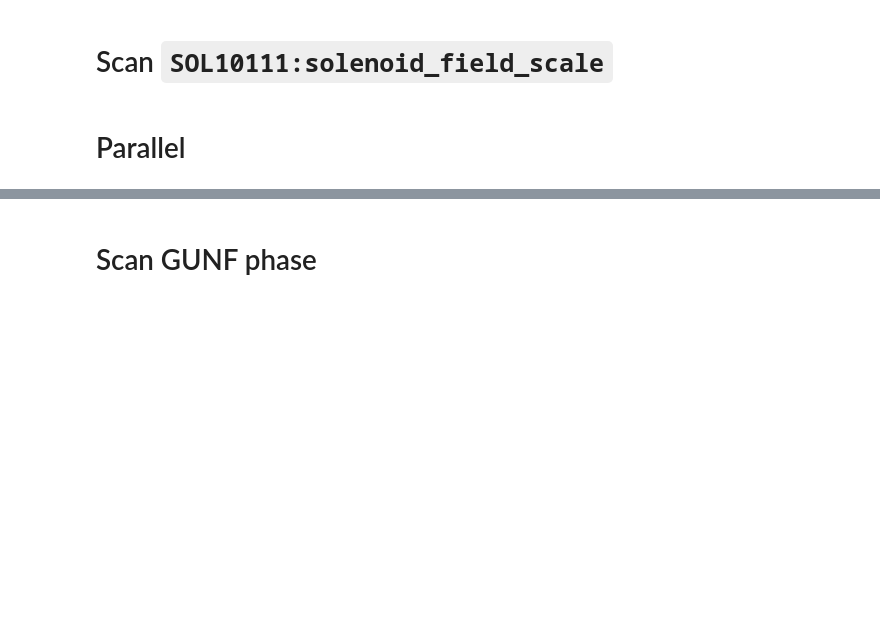
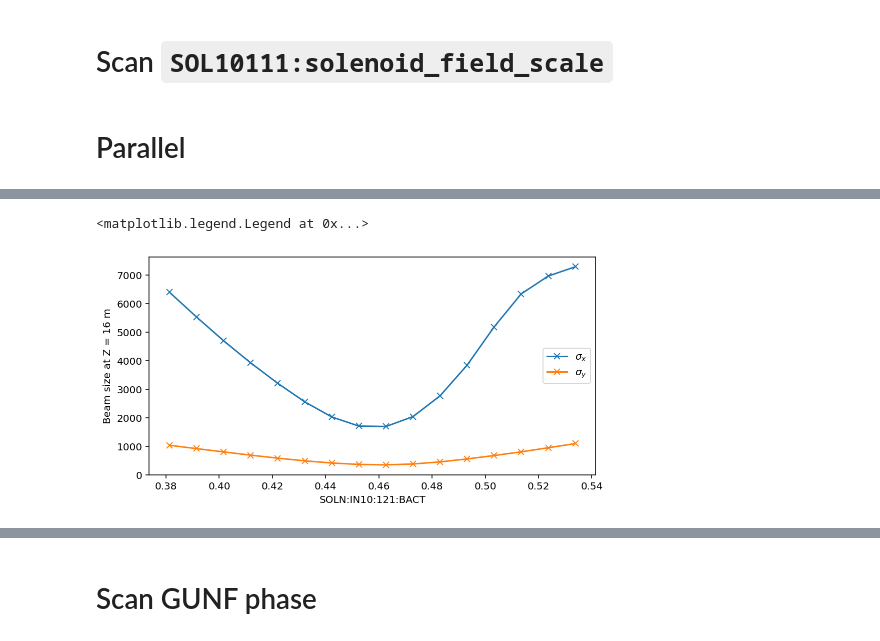
Before and after one commit to slaclab/facet2-lattice, a Jupyter notebook: impact/models/f2e_inj/scan-solenoid.ipynb, the cells around one changed output, grey strips where cells are left out. Cells and saved outputs as stored; diff of their text form; code cells hidden in the pictures; blank space fills up the shorter version.

```diff
--- a/impact/models/f2e_inj/scan-solenoid.ipynb
+++ b/impact/models/f2e_inj/scan-solenoid.ipynb
@@ -155,0 +197,15 @@ plt.plot(xlist, emits, marker='x')
+# %%
+impact_factor = 0.51427242 # PV -> SOLN:IN10:121:BACT
+
+x = np.array([I.stat('sigma_x')[-1] for I in results])
+y = np.array([I.stat('sigma_y')[-1] for I in results])
+fig, ax = plt.subplots(figsize=(8,4))
+ax.plot(xlist/impact_factor,x*1e6, marker='x', label=r'$\sigma_x$')
+ax.plot(xlist/impact_factor,y*1e6, marker='x', label=r'$\sigma_y$')
+ax.set_ylabel(f'Beam size at Z = {ZSTOP} m')
+ax.set_ylim(0,None)
+ax.set_xlabel('SOLN:IN10:121:BACT')
+plt.legend()
+# %% [output]
+<matplotlib.legend.Legend at 0x...>
+[figure, added]
```
Also changed, not shown: parts of 32 cells of this notebook, 3 other files.
